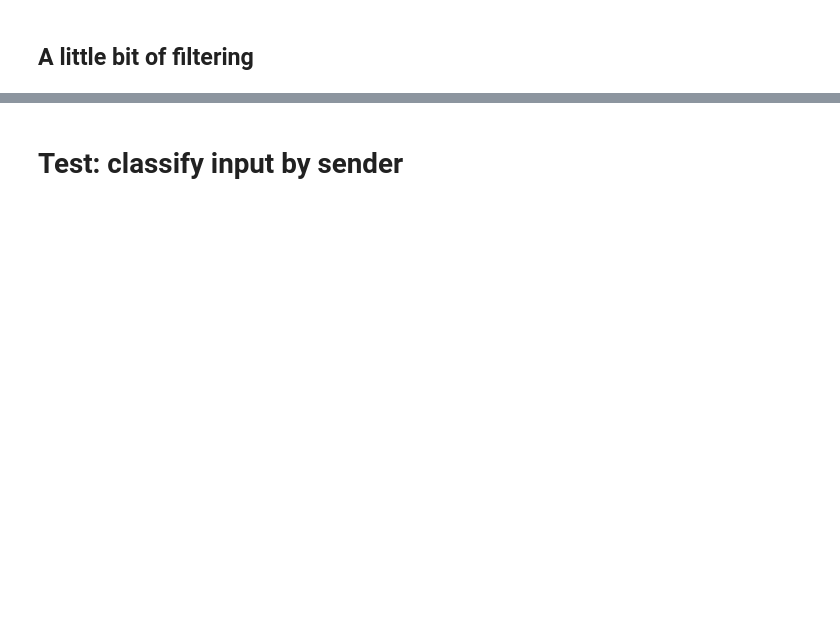
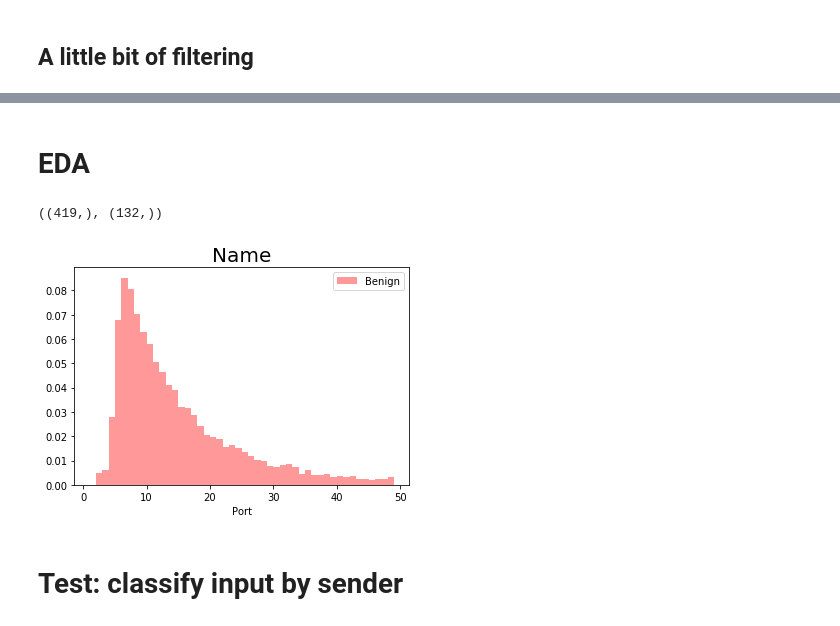
Before and after one commit to Charistoph/artificial_chris, a Jupyter notebook: Artificial_Chris.ipynb, the cells around one changed output, grey strips where cells are left out. Saved outputs shown, nothing was run; the diff lists cells and outputs as text; code cells hidden in the pictures; blank space fills up the shorter version.

```diff
--- a/Artificial_Chris.ipynb
+++ b/Artificial_Chris.ipynb
@@ -249,4 +230,39 @@ dfn.head()
 # %%
 dfn.to_pickle(os.path.join(data_folder, "preprocessed_data.pkl"))
+# %% [markdown]
+# EDA
+# %%
+dfn = pd.read_pickle(os.path.join(data_folder, "preprocessed_data.pkl"))
+# %%
+X = dfn['input'].values
+y = dfn['target'].values
+# %%
+max_words = 20000
+tok = Tokenizer(num_words=max_words, filters='"#$%&()*+,-./;<=>@[\]^_`{|}~ ')
+tok.fit_on_texts(np.concatenate([X,y]))
+
+def tok_and_pad(arr):
+    sequences = tok.texts_to_sequences(arr)
+    return sequences
+
+X = tok_and_pad(X)
+y = tok_and_pad(y)
+# %%
+lengths = np.array([len(elem) for elem in X])
+y_lengths = np.array([len(elem) for elem in y])
+lengths[lengths>50].shape, y_lengths[y_lengths>50].shape
+# %% [output]
+((419,), (132,))
+# %%
+val = 25
+sns.distplot(lengths[lengths<50],kde=False,
+             axlabel="Port",label="Benign",color="R", norm_hist=True);
+plt.legend();
+plt.title("Name",fontsize=20);
+# plt.savefig(os.path.join("EDA_plots", col, name))
+plt.show()
+# plt.clf()
+# %% [output]
+[figure, added]
 # %% [markdown]
 # Test: classify input by sender
```
Also changed, not shown: parts of 44 cells of this notebook.
